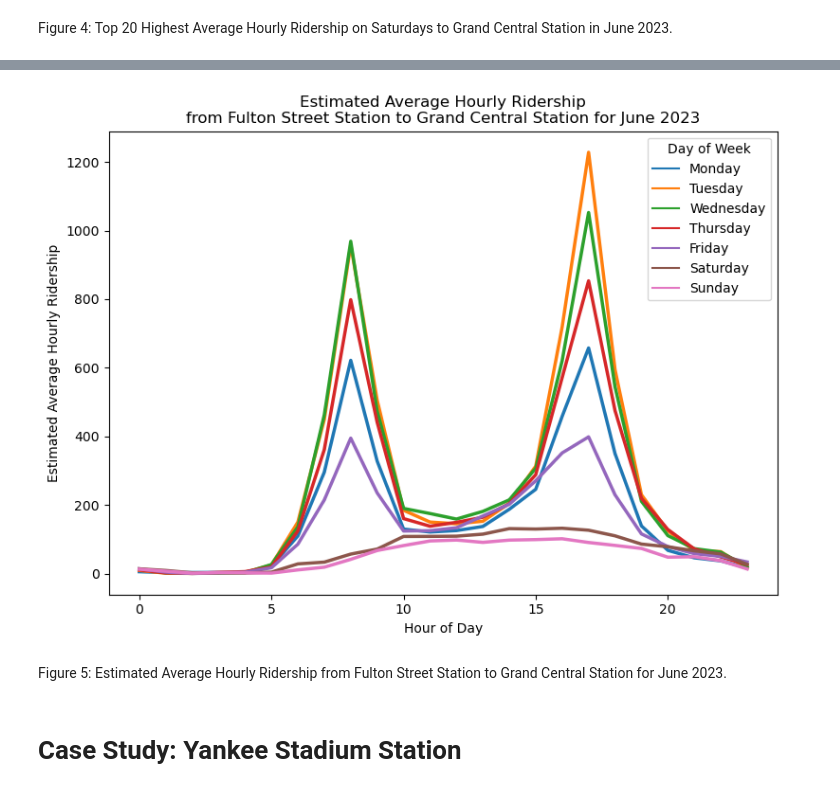
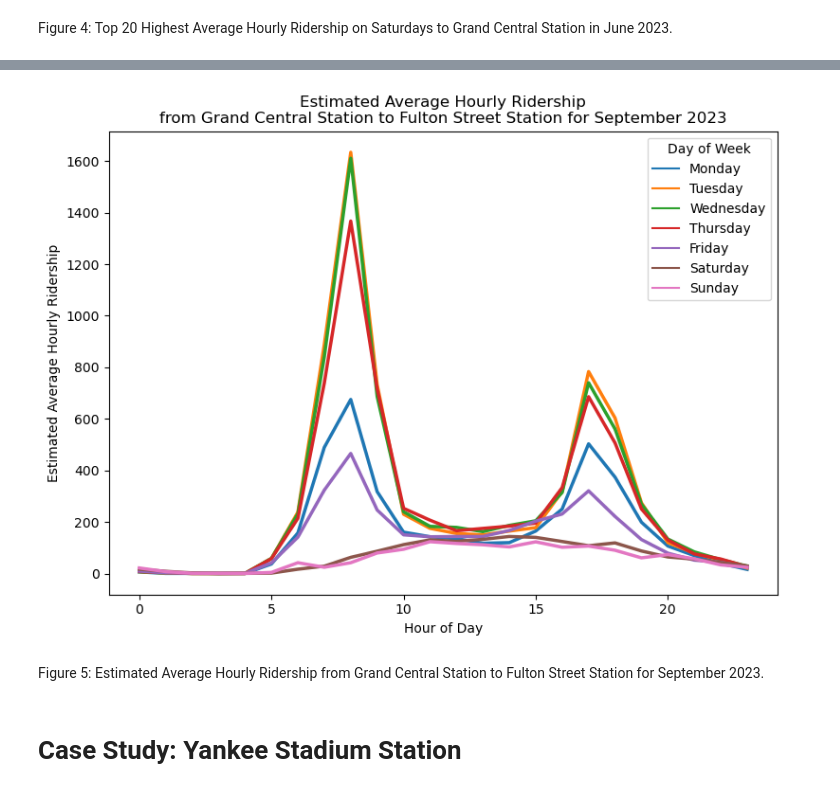
Before and after one commit to mebauer/mta-data, a Jupyter notebook: subway-trips.ipynb, the cells around one changed output, grey strips where cells are left out. Saved outputs shown, nothing was run; the diff lists cells and outputs as text; code cells hidden in the pictures.

```diff
--- a/subway-trips.ipynb
+++ b/subway-trips.ipynb
@@ -778,5 +931,5 @@ Figure 4: Top 20 Highest Average Hourly Ridership on Saturdays to Grand Central
 # %%
-grand_central_destination = con.sql("""
+grand_central_fulton = con.sql("""
     SELECT
         origin_station_complex_name,
         destination_station_complex_name,
@@ -785,12 +938,12 @@ grand_central_destination = con.sql("""
         day_of_week,
         hour_of_day
     FROM trips
-    WHERE destination_station_complex_name = 'Grand Central-42 St (S,4,5,6,7)'
-        AND origin_station_complex_name = 'Fulton St (A,C,J,Z,2,3,4,5)'
-        AND month = '6'
+    WHERE destination_station_complex_name = 'Fulton St (A,C,J,Z,2,3,4,5)'
+        AND origin_station_complex_name = 'Grand Central-42 St (S,4,5,6,7)'
+        AND month = 9
     ORDER BY estimated_average_ridership DESC
 """).df()
 
-grand_central_destination
+grand_central_fulton
 # %% [output]
 |  | origin_station_complex_name | destination_station_complex_name | estimated_average_ridership | month | day_of_week | hour_of_day |
@@ -809,35 +962,35 @@ grand_central_destination
 # %%
 fig, ax = plt.subplots(figsize=(8, 6))
 
 hue_order = [
     'Monday', 'Tuesday',
     'Wednesday', 'Thursday','Friday',
     'Saturday', 'Sunday'
 ]
 
 sns.lineplot(
-    data=grand_central_destination,
+    data=grand_central_fulton,
     x='hour_of_day',
     y='estimated_average_ridership',
     hue='day_of_week',
     palette="tab10",
     linewidth=2.5,
     hue_order=hue_order,
     ax=ax
 )
 
 ax.get_legend().set_title('Day of Week')
 
-plt.title('Estimated Average Hourly Ridership\nfrom Fulton Street Station to Grand Central Station for June 2023')
+plt.title('Estimated Average Hourly Ridership\nfrom Grand Central Station to Fulton Street Station for September 2023')
 plt.xlabel('Hour of Day')
 plt.ylabel('Estimated Average Hourly Ridership')
 
 plt.tight_layout()
-plt.savefig('figures/fulton-grand-central-june.png', dpi=200, bbox_inches='tight')
+plt.savefig('figures/fulton-grand-central-september.png', dpi=200, bbox_inches='tight')
 # %% [output]
-[figure, old version]
+[figure, new version]
 # %% [markdown]
-Figure 5: Estimated Average Hourly Ridership from Fulton Street Station to Grand Central Station for June 2023.
+Figure 5: Estimated Average Hourly Ridership from Grand Central Station to Fulton Street Station for September 2023.
 # %% [markdown]
 # Case Study: Yankee Stadium Station
 # %%
```
Also changed, not shown: parts of 21 cells of this notebook, 3 other files.
